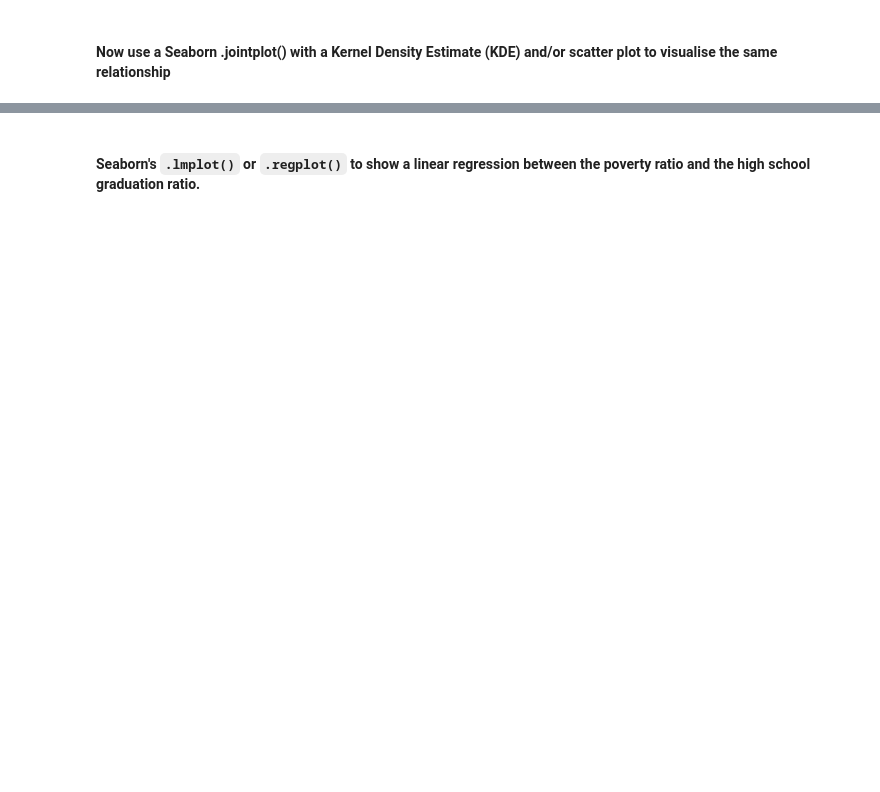
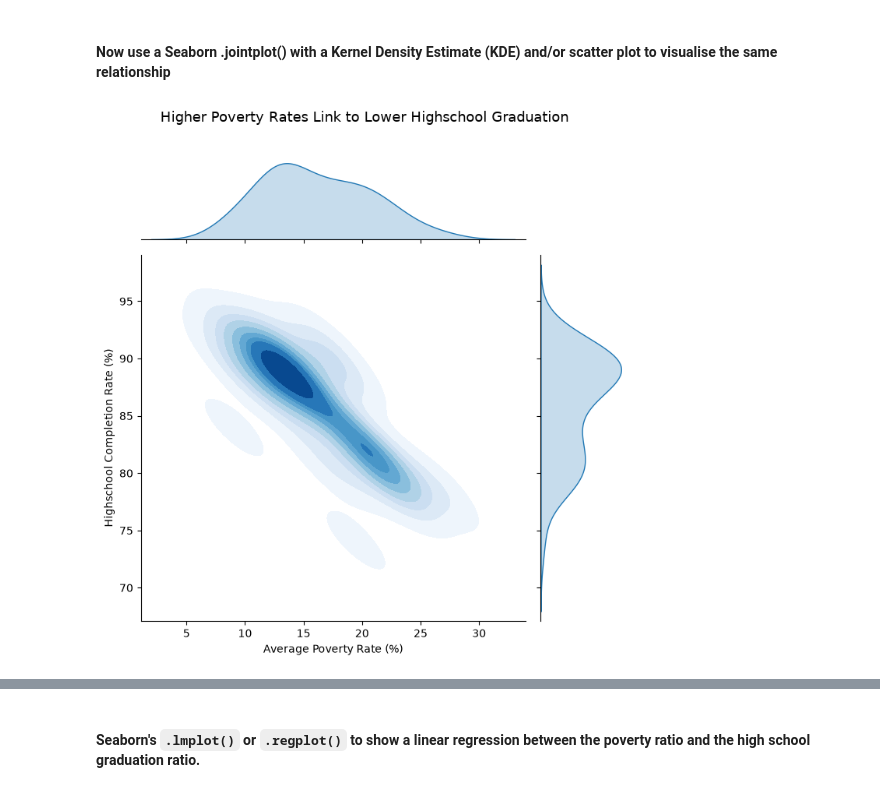
Before and after one commit to LegradiK/us_police_incidents_analysis, a Jupyter notebook: us_police_incidents_analysis.ipynb, the cells around one changed output, grey strips where cells are left out. Saved outputs shown, nothing was run; the diff lists cells and outputs as text; code cells hidden in the pictures; blank space fills up the shorter version.

```diff
--- a/us_police_incidents_analysis.ipynb
+++ b/us_police_incidents_analysis.ipynb
@@ -538,2 +588,21 @@ plt.show()
 # %% [markdown]
 #### Now use a Seaborn .jointplot() with a Kernel Density Estimate (KDE) and/or scatter plot to visualise the same relationship
+# %%
+sns.jointplot(
+    data=sorted_compare_hs_graduation_and_poverty,
+    x="avg_poverty_rate",
+    y="percent_completed_hs",
+    kind="kde",
+    fill=True,
+    cmap="Blues",
+    height=7,
+    ratio=4
+)
+
+plt.suptitle("Higher Poverty Rates Link to Lower Highschool Graduation", y=1.02, fontsize=13)
+plt.xlabel("Average Poverty Rate (%)")
+plt.ylabel("Highschool Completion Rate (%)")
+plt.tight_layout()
+plt.show()
+# %% [output]
+[figure, added]
```
Also changed, not shown: parts of 27 cells of this notebook.
